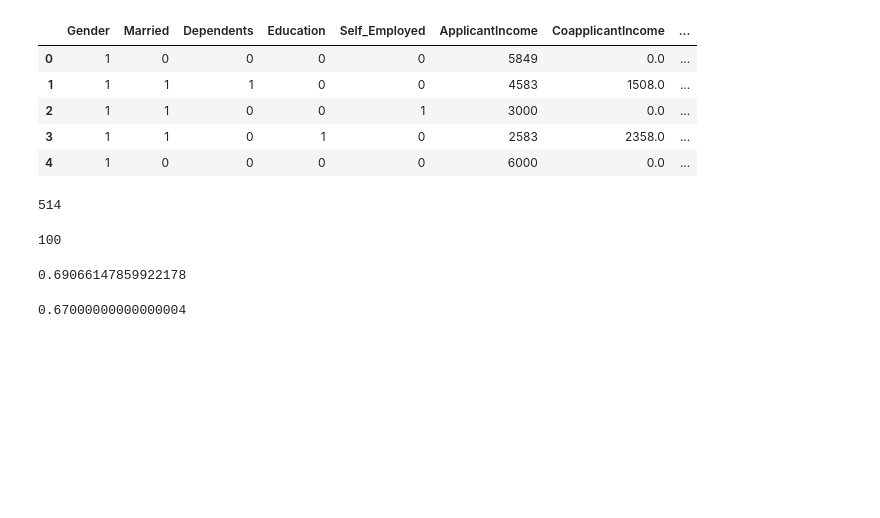
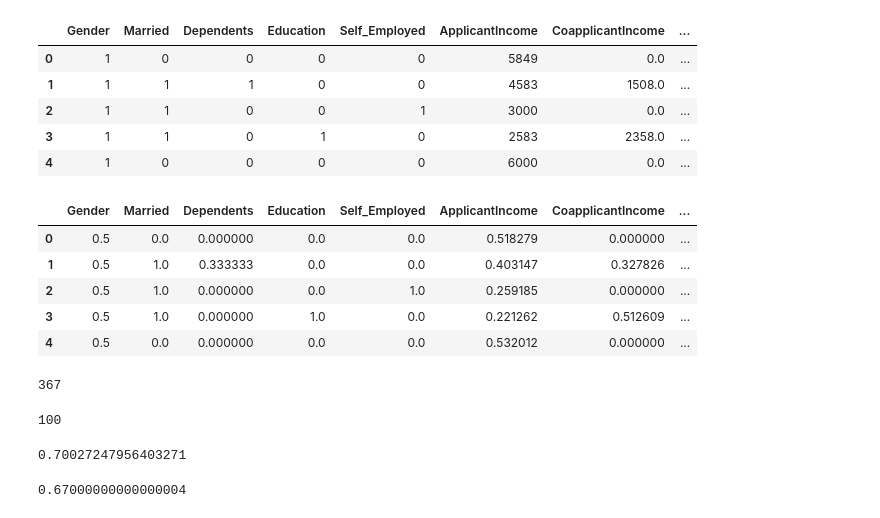
Before and after one commit to ShreyasGithub/python-data-science, a Jupyter notebook: explore_data.ipynb, the cells around one changed output. Cells and saved outputs as stored; diff of their text form; code cells hidden in the pictures; blank space fills up the shorter version.

```diff
--- a/explore_data.ipynb
+++ b/explore_data.ipynb
@@ -382,6 +387,22 @@ prepared_data_frame.head()
 | 2 | 1 | 1 | 0 | 0 | 1 | 3000 | 0.0 | ... |
 | 3 | 1 | 1 | 0 | 1 | 0 | 2583 | 2358.0 | ... |
 | 4 | 1 | 0 | 0 | 0 | 0 | 6000 | 0.0 | ... |
+# %%
+for column in ['ApplicantIncome', 'CoapplicantIncome', 'LoanAmount']:
+    mean_plus_deviation = prepared_data_frame[column].mean() + prepared_data_frame[column].std()
+    prepared_data_frame = prepared_data_frame.loc[(prepared_data_frame[column] < mean_plus_deviation),\
+                                                         prepared_data_frame.columns]
+
+scaled_arrays = preprocessing.MinMaxScaler().fit(prepared_data_frame.values).transform(prepared_data_frame.values)
+prepared_data_frame = pandas.DataFrame(scaled_arrays, columns=prepared_data_frame.columns)
+prepared_data_frame.head()
+# %% [output]
+|  | Gender | Married | Dependents | Education | Self_Employed | ApplicantIncome | CoapplicantIncome | ... |
+| 0 | 0.5 | 0.0 | 0.000000 | 0.0 | 0.0 | 0.518279 | 0.000000 | ... |
+| 1 | 0.5 | 1.0 | 0.333333 | 0.0 | 0.0 | 0.403147 | 0.327826 | ... |
+| 2 | 0.5 | 1.0 | 0.000000 | 0.0 | 1.0 | 0.259185 | 0.000000 | ... |
+| 3 | 0.5 | 1.0 | 0.000000 | 1.0 | 0.0 | 0.221262 | 0.512609 | ... |
+| 4 | 0.5 | 0.0 | 0.000000 | 0.0 | 0.0 | 0.532012 | 0.000000 | ... |
 # %%
 #separate train and test data
 test_data_rows = 100
@@ -389,7 +410,7 @@ train_data = prepared_data_frame[:-test_data_rows]
 #train_data
 len(train_data)
 # %% [output]
-514
+367
 # %%
 test_data = prepared_data_frame[-test_data_rows:]
 len(test_data)
@@ -399,7 +420,7 @@ len(test_data)
 #basic probability
 train_data['Loan_Status'].mean()
 # %% [output]
-0.69066147859922178
+0.70027247956403271
 # %%
 test_data['Loan_Status'].mean()
 # %% [output]
```
Also changed, not shown: parts of 22 cells of this notebook.
